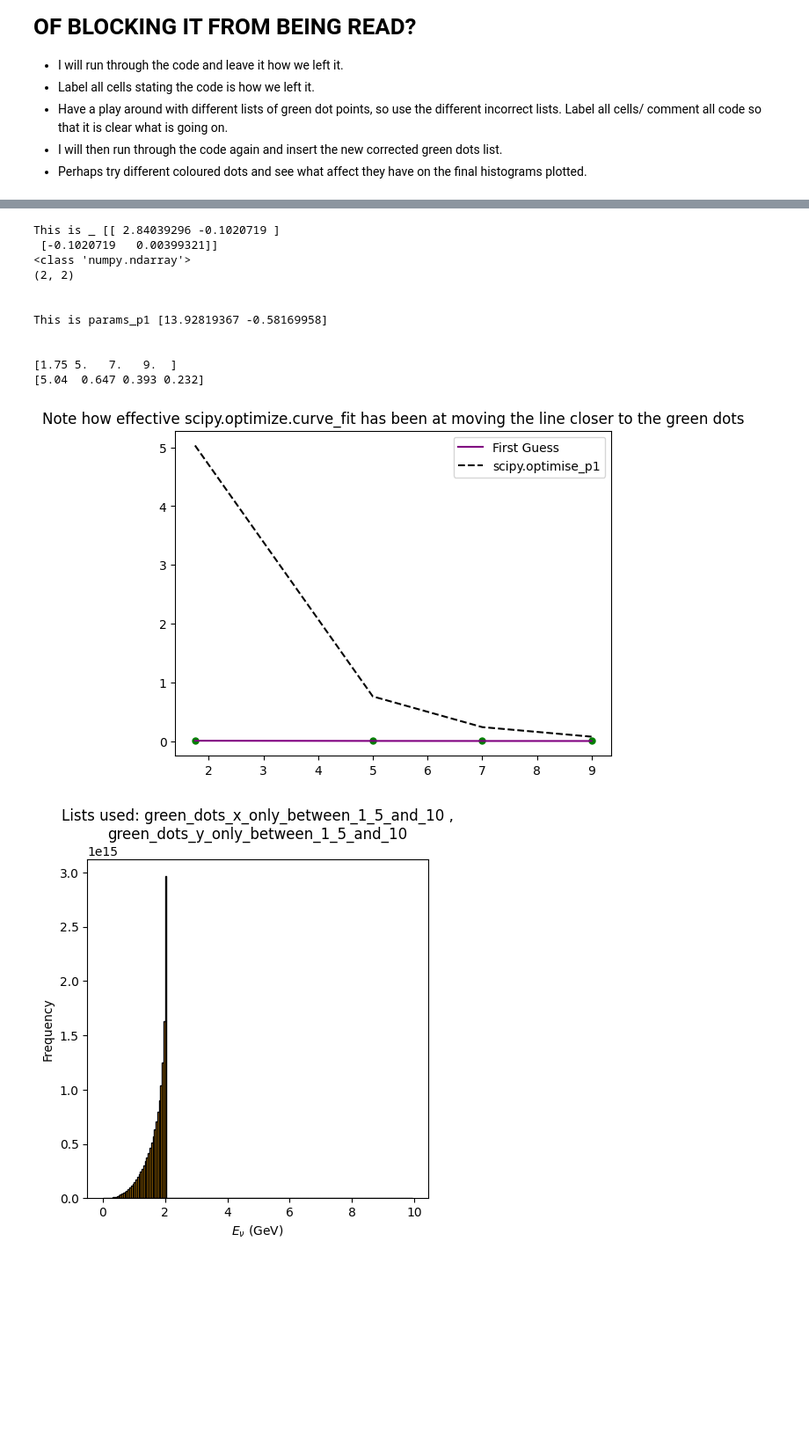
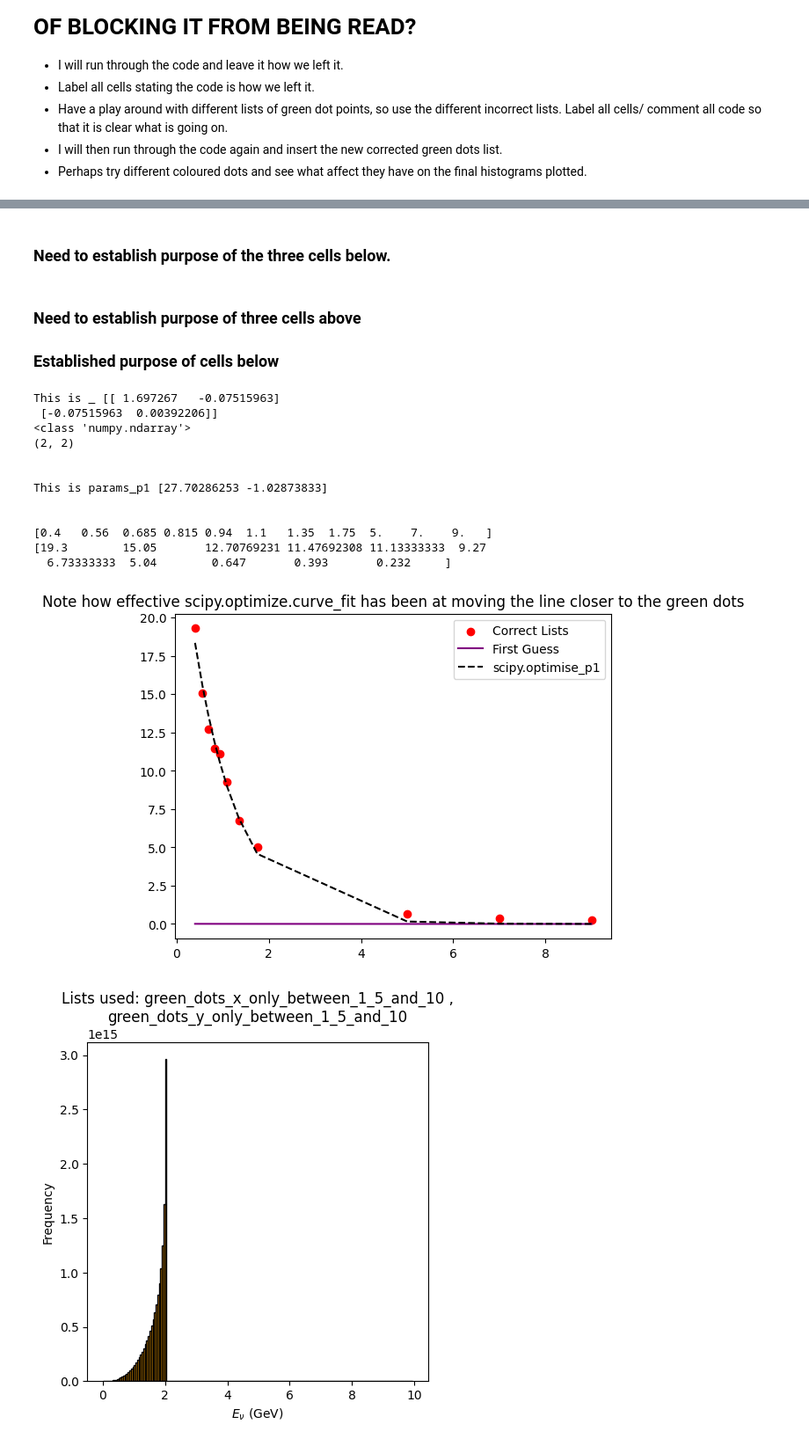
Before and after one commit to MrD0balina/Fourth-Year-Project---Neutrino-Oscillations, a Jupyter notebook: First_Notebook_SEM2_Consolidating_SEM_1_progress.ipynb, the cells around one changed output, grey strips where cells are left out. Shown at 88% size. Drawn from its saved outputs; the diff is of its cells as text; code cells hidden in the pictures; blank space fills up the shorter version.

```diff
--- a/First_Notebook_SEM2_Consolidating_SEM_1_progress.ipynb
+++ b/First_Notebook_SEM2_Consolidating_SEM_1_progress.ipynb
@@ -661,3 +661,5 @@ print(green_dots_y_1point5_10)
 def model_function(t, a, b):
 
    return a*np.exp(b*t)
+# %% [markdown]
+### Need to establish purpose of the three cells below.
@@ -664,3 +741,7 @@ def model_function(t, a, b):
+# %% [markdown]
+### Need to establish purpose of three cells above
+
+### Established purpose of cells below
 # %%
 ######################################################################################################################
 ######################################################################################################################
@@ -674,6 +755,8 @@ def model_function(t, a, b):
 
 # green_dots_x_array = np.array(green_dots_x_only_between_1_5_and_10)
 # green_dots_y_array = np.array(green_dots_y_only_between_1_5_and_10)
+
+# plt.scatter(   x = green_dots_x_only_between_1_5_and_10   ,   y = green_dots_y_only_between_1_5_and_10   ,   c = "green" , s = 25 , label = "Correct Lists")
 
 ######################################################################################################################
 ######################################################################################################################
@@ -693,14 +776,19 @@ def model_function(t, a, b):
 ######################################################################################################################
 ######################################################################################################################
 
-# green_dots_x_array = np.array(green_dots_x_0_10)
-# green_dots_y_array = np.array(green_dots_y_0_10)
+green_dots_x_array = np.array(green_dots_x_0_10)
+green_dots_y_array = np.array(green_dots_y_0_10)
+
+plt.scatter(   x = green_dots_x_0_10   , y = green_dots_y_0_10    ,  c  = "red"   , label = "Correct Lists")
+
 
 ######################################################################################################################
 ######################################################################################################################
 
-green_dots_x_array = np.array(green_dots_x_1point5_10)
-green_dots_y_array = np.array(green_dots_y_1point5_10)
+# green_dots_x_array = np.array(green_dots_x_1point5_10)
+# green_dots_y_array = np.array(green_dots_y_1point5_10)
+
+# plt.scatter(   x = green_dots_x_1point5_10   , y = green_dots_y_1point5_10    ,  c  = "red"   , label = "Correct Lists")
 
 ######################################################################################################################
 ######################################################################################################################
@@ -708,23 +796,20 @@ green_dots_y_array = np.array(green_dots_y_1point5_10)
 x = green_dots_x_array
 y = green_dots_y_array
 
+######################################################################################################################
+######################################################################################################################
+
+
 #   p0 = [ 10 , -1 ]      ############# What is this? The very first guess.
 
 #   p1 = [ 0.01 , -0.35 ]
 
 first_guess = [ 0.01 , -0.35 ]    ### This guess provides parameters for the model_function.  Then scipy.optimize.curve_fit goes about doing the fitting.
 
-params_p0 , approx_covariance   =   scipy.optimize.curve_fit(model_function,  x,  y, p0 = p0 )
+# params_p0 , approx_covariance   =   scipy.optimize.curve_fit(model_function,  x,  y, p0 = p0 )
 
 params_p1 , approx_covariance   =   scipy.optimize.curve_fit(model_function,  x,  y, p0 = first_guess )
 
-######################################################################################################################
-######################################################################################################################
-
-plt.scatter(   x = green_dots_x_only_between_1_5_and_10   ,   y = green_dots_y_only_between_1_5_and_10   ,   c = "green" , s = 25 , label =  None)
-
-######################################################################################################################
-######################################################################################################################
 
 
 #plt.scatter(   x = green_dots_only_x_axis_values_list   ,   y = green_dots_only_y_axis_values_list   ,   c = "green" , s = 25 , label =  None)
@@ -732,39 +817,40 @@ plt.scatter(   x = green_dots_x_only_between_1_5_and_10   ,   y = green_dots_y_o
 plt.plot( x, model_function(x, first_guess[0] , first_guess[1]) ,   c = "purple" ,  label =  "First Guess" )
 
 #plt.plot( x, model_function(x, params_p0[0] , params_p0[1])  , color = "red" , label =  "scipy.optimise_p0" )
 
 plt.plot( x, model_function(x, params_p1[0] , params_p1[1])  ,  color = "black" , label =  "scipy.optimise_p1" , linestyle = "--" )
 
 plt.legend()
 
 
 plt.title("\n".join(wrap(r"Note how effective scipy.optimize.curve_fit has been at moving the line closer to the green dots" , 120 ) ) )
 
 
 print("This is _", approx_covariance )
 print(type(approx_covariance))
 print(np.shape(approx_covariance))
 print("\n")
 print("This is params_p1", params_p1 )
 print("\n")
 
 # plt.xscale("log")
 # plt.yscale("log")
 print(x)
 print(y)
 # %% [output]
-This is _ [[ 2.84039296 -0.1020719 ]
- [-0.1020719   0.00399321]]
+This is _ [[ 1.697267   -0.07515963]
+ [-0.07515963  0.00392206]]
 <class 'numpy.ndarray'>
 (2, 2)
 
 
-This is params_p1 [13.92819367 -0.58169958]
+This is params_p1 [27.70286253 -1.02873833]
 
 
-[1.75 5.   7.   9.  ]
-[5.04  0.647 0.393 0.232]
+[0.4   0.56  0.685 0.815 0.94  1.1   1.35  1.75  5.    7.    9.   ]
+[19.3        15.05       12.70769231 11.47692308 11.13333333  9.27
+  6.73333333  5.04        0.647       0.393       0.232     ]
-[figure, old version]
+[figure, new version]
 # %%
 def FIRST_TRY_Integral_Weighted_Function( theta ):
 
```
Also changed, not shown: parts of 7 cells of this notebook.
